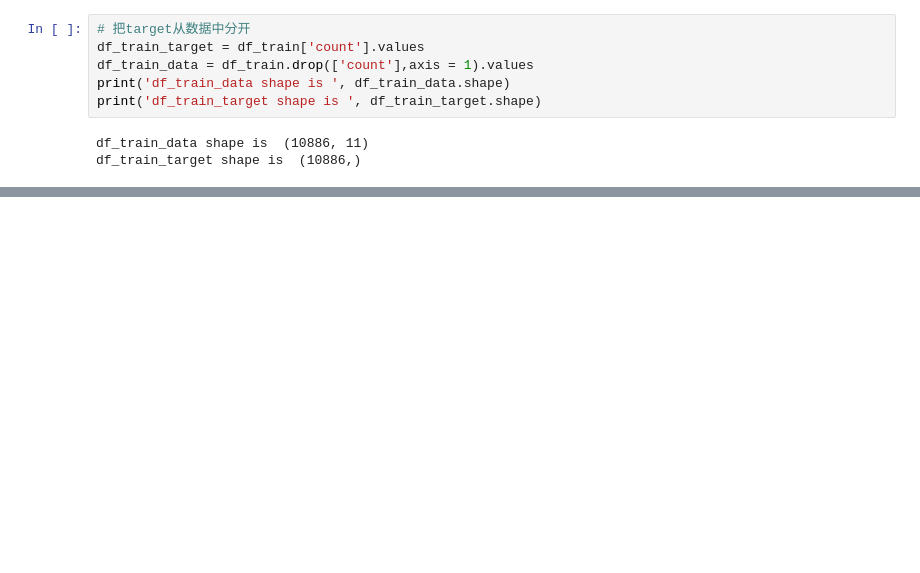
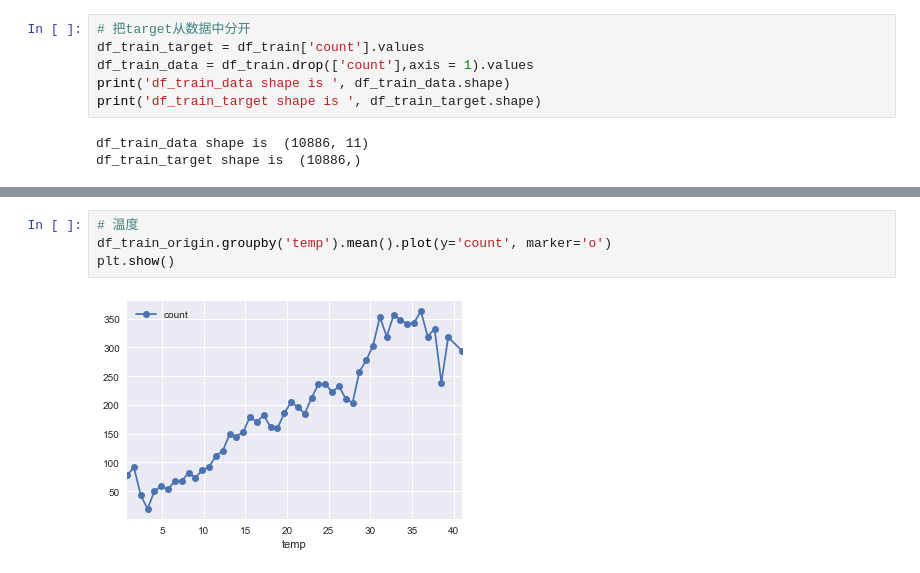
Before and after one commit to xiphodon/my_kaggle, a Jupyter notebook: kaggle_bike_sharing_demand/kaggle_bicycle_sharing_demand.ipynb, the cells around one changed output, grey strips where cells are left out. Saved outputs shown, nothing was run; the diff lists cells and outputs as text; blank space fills up the shorter version.

```diff
--- a/kaggle_bike_sharing_demand/kaggle_bicycle_sharing_demand.ipynb
+++ b/kaggle_bike_sharing_demand/kaggle_bicycle_sharing_demand.ipynb
@@ -178,0 +361,6 @@ train score: 0.979, test score: 0.852
+# %%
+# 温度
+df_train_origin.groupby('temp').mean().plot(y='count', marker='o')
+plt.show()
+# %% [output]
+[figure, added]
```
Also changed, not shown: parts of 23 cells of this notebook, 1 other file.
